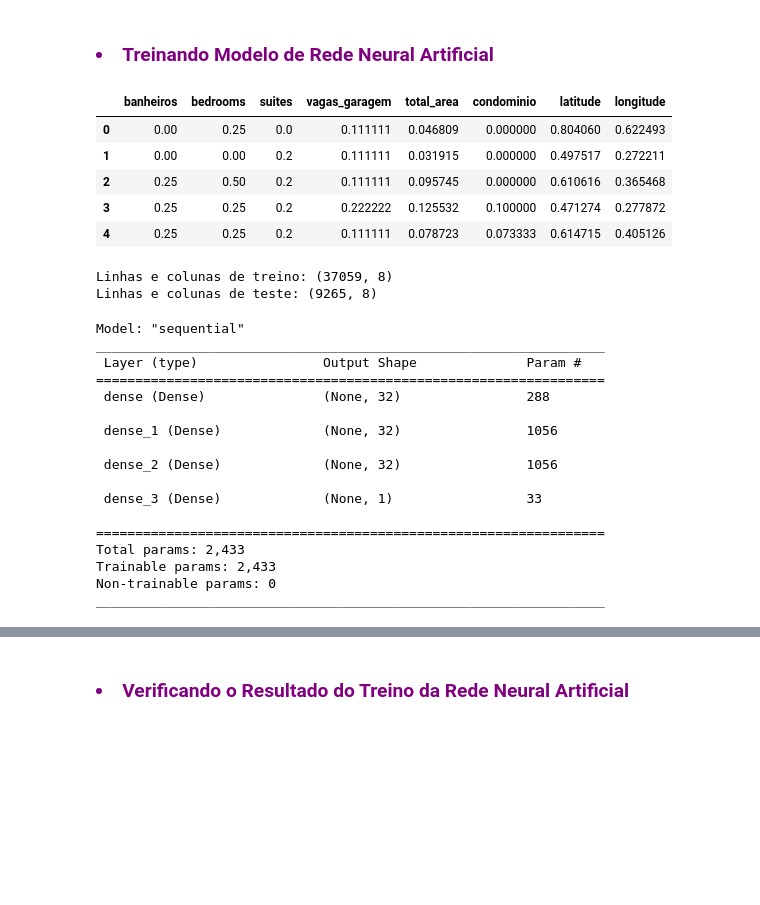
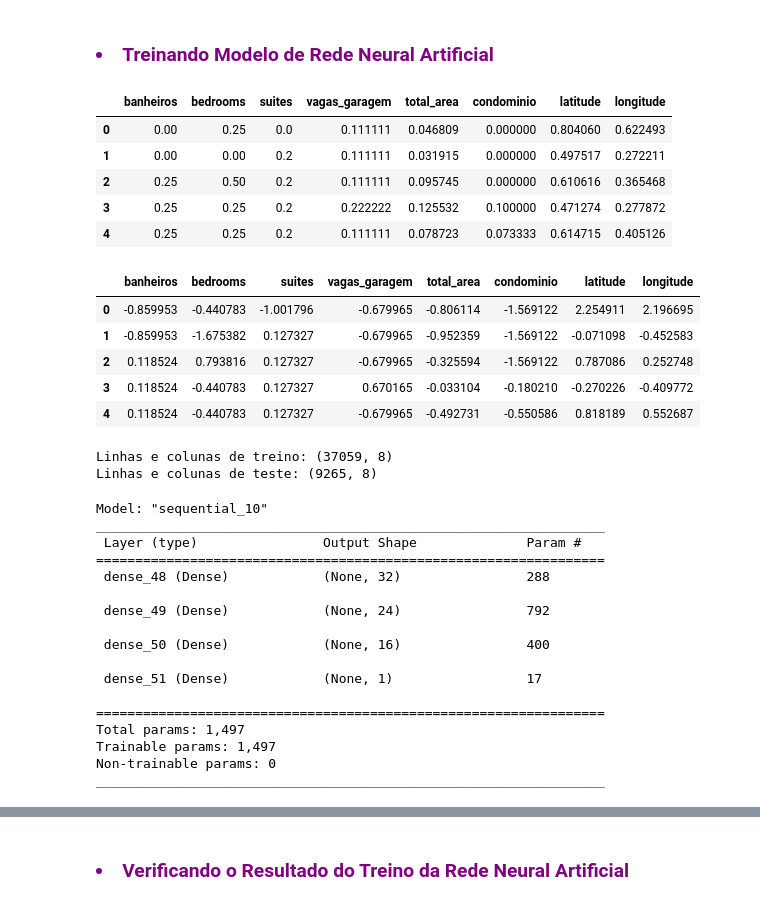
Before and after one commit to fabiollg/PI-4_Predicao_Valores_Imoveis_SJC, a Jupyter notebook: PI_4_Predicao_Valores_Imoveis_SJC.ipynb, the cells around one changed output, grey strips where cells are left out. Cells and saved outputs as stored; diff of their text form; code cells hidden in the pictures; blank space fills up the shorter version.

```diff
--- a/PI_4_Predicao_Valores_Imoveis_SJC.ipynb
+++ b/PI_4_Predicao_Valores_Imoveis_SJC.ipynb
@@ -852,13 +859,20 @@ x_std_test = pd.DataFrame(minmax.fit_transform(x_test), columns= colunas)
 # %%
 # Exibindo os dados normalizados
-x_std_train.head()
+display(x_std_train.head())
+display(x_scal_train.head())
 # %% [output]
 |  | banheiros | bedrooms | suites | vagas_garagem | total_area | condominio | latitude | longitude |
 | 0 | 0.00 | 0.25 | 0.0 | 0.111111 | 0.046809 | 0.000000 | 0.804060 | 0.622493 |
 | 1 | 0.00 | 0.00 | 0.2 | 0.111111 | 0.031915 | 0.000000 | 0.497517 | 0.272211 |
 | 2 | 0.25 | 0.50 | 0.2 | 0.111111 | 0.095745 | 0.000000 | 0.610616 | 0.365468 |
 | 3 | 0.25 | 0.25 | 0.2 | 0.222222 | 0.125532 | 0.100000 | 0.471274 | 0.277872 |
 | 4 | 0.25 | 0.25 | 0.2 | 0.111111 | 0.078723 | 0.073333 | 0.614715 | 0.405126 |
+|  | banheiros | bedrooms | suites | vagas_garagem | total_area | condominio | latitude | longitude |
+| 0 | -0.859953 | -0.440783 | -1.001796 | -0.679965 | -0.806114 | -1.569122 | 2.254911 | 2.196695 |
+| 1 | -0.859953 | -1.675382 | 0.127327 | -0.679965 | -0.952359 | -1.569122 | -0.071098 | -0.452583 |
+| 2 | 0.118524 | 0.793816 | 0.127327 | -0.679965 | -0.325594 | -1.569122 | 0.787086 | 0.252748 |
+| 3 | 0.118524 | -0.440783 | 0.127327 | 0.670165 | -0.033104 | -0.180210 | -0.270226 | -0.409772 |
+| 4 | 0.118524 | -0.440783 | 0.127327 | -0.679965 | -0.492731 | -0.550586 | 0.818189 | 0.552687 |
 # %%
 # Exibindo as dimensões de treino e teste
 print (f'Linhas e colunas de treino: {x_std_train.shape}')
@@ -868,30 +882,30 @@ Linhas e colunas de treino: (37059, 8)
 Linhas e colunas de teste: (9265, 8)
 # %%
 from keras.utils.sidecar_evaluator import optimizer
-# Criando a rede neural com 3 camadas ocultas de 32, 32 e 32 neurônios cada uma
+# Criando a rede neural com 3 camadas ocultas de 32, 24 e 16 neurônios cada uma
 rede = Sequential()
 rede.add(Dense(32, input_dim= 8, activation= 'relu'))
-rede.add(Dense(32, activation= 'relu'))
-rede.add(Dense(32, activation= 'relu'))
+rede.add(Dense(24, activation= 'relu'))
+rede.add(Dense(16, activation= 'relu'))
 rede.add(Dense(1, activation= 'linear'))
 rede.compile(loss='mean_squared_error', optimizer= 'adam', metrics=['mae'])
 rede.summary()
 # %% [output]
-Model: "sequential"
+Model: "sequential_10"
 _________________________________________________________________
  Layer (type)                Output Shape              Param #
 =================================================================
- dense (Dense)               (None, 32)                288
+ dense_48 (Dense)            (None, 32)                288
 
- dense_1 (Dense)             (None, 32)                1056
+ dense_49 (Dense)            (None, 24)                792
 
- dense_2 (Dense)             (None, 32)                1056
+ dense_50 (Dense)            (None, 16)                400
 
- dense_3 (Dense)             (None, 1)                 33
+ dense_51 (Dense)            (None, 1)                 17
 
 =================================================================
-Total params: 2,433
-Trainable params: 2,433
+Total params: 1,497
+Trainable params: 1,497
 Non-trainable params: 0
 _________________________________________________________________
 # %%
```
Also changed, not shown: parts of 39 cells of this notebook.
